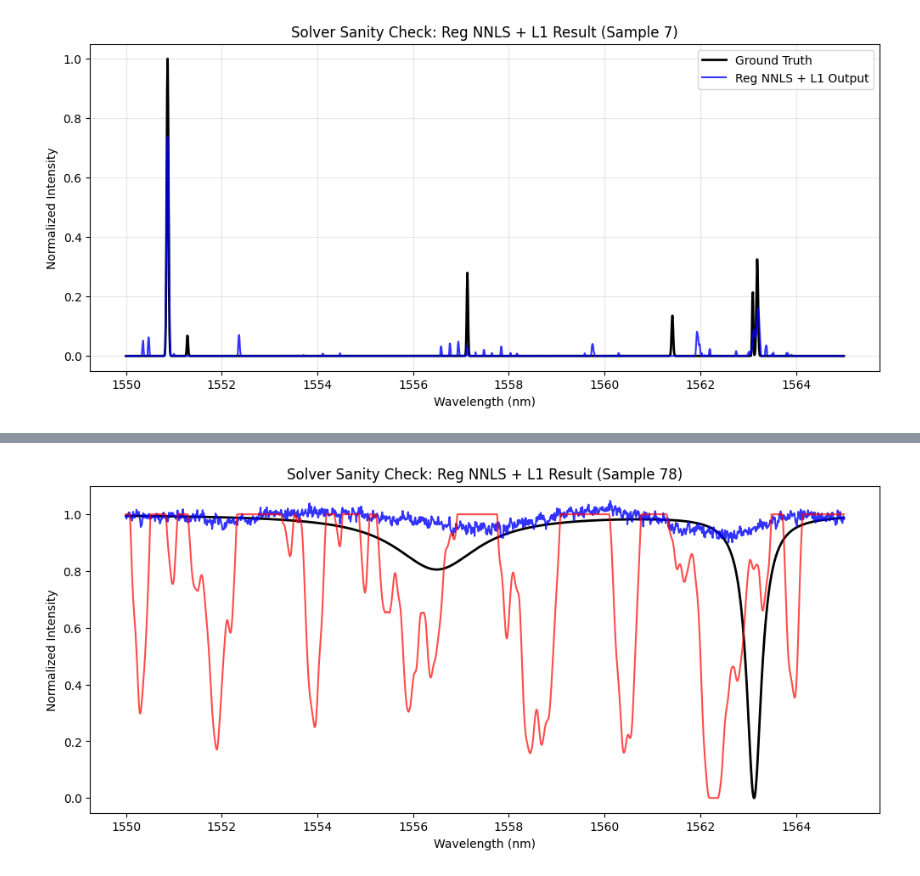
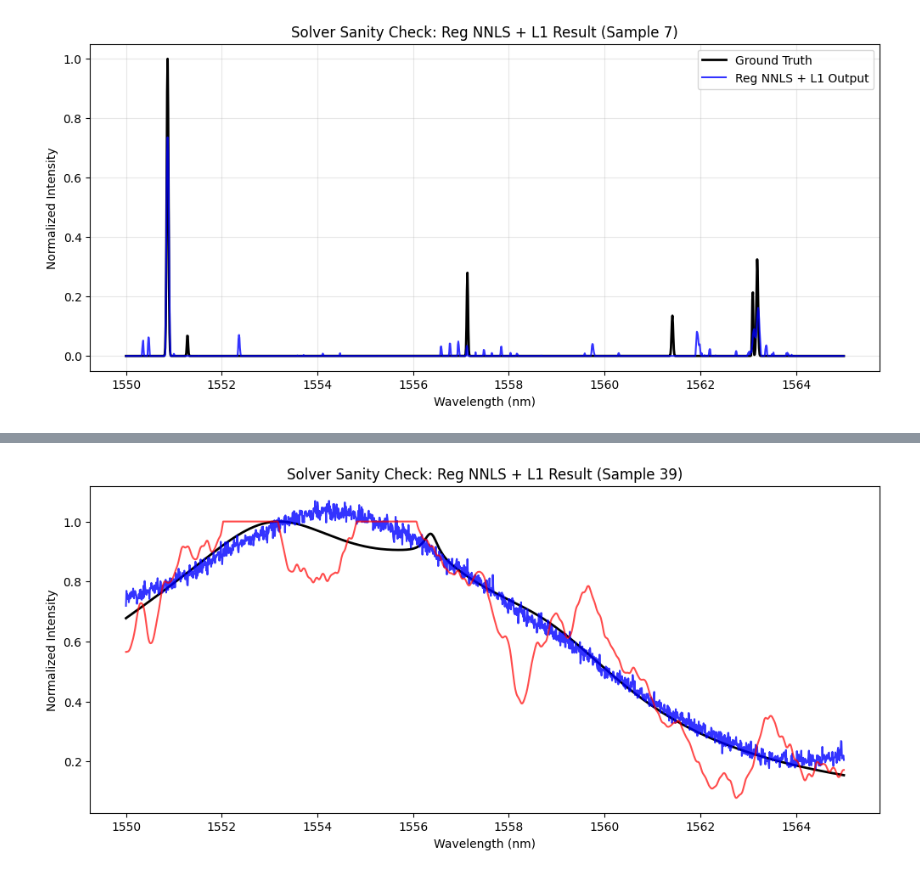
Before and after one commit to jatinvir/URA-Spectrometer, a Jupyter notebook: nt.ipynb, the cells around one changed output, grey strips where cells are left out. Drawn from its saved outputs; the diff is of its cells as text; code cells hidden in the pictures.

```diff
--- a/nt.ipynb
+++ b/nt.ipynb
@@ -91,0 +162,5 @@ generate_broad_emission
+# %%
+classificationModel = ClasificationNetwork()
+
+classification_loss_function = nn.CrossEntropyLoss()
+optimizer = torch.optim.Adam(classificationModel.parameters(), lr=0.001)
@@ -114,13 +263,13 @@ L = build_L(1500)
 T_aug = np.vstack([T, np.sqrt(alpha) * L])
 
 X_train_rough = []
-for i in range(3000):
-    if i % 1 == 0:
-        print(f"{i}/3000 done...")
-    y_aug = np.concatenate([X_train_np[i], np.zeros(1499)])
-    x, _ = nnls(T_aug, y_aug)
-    x = np.clip(x, 0, 1)
-    X_train_rough.append(x)
+# for i in range(3000):
+#     if i % 1 == 0:
+#         print(f"{i}/3000 done...")
+#     y_aug = np.concatenate([X_train_np[i], np.zeros(1499)])
+#     x, _ = nnls(T_aug, y_aug)
+#     x = np.clip(x, 0, 1)
+#     X_train_rough.append(x)
 
 # # X_train_rough will now hold the noisy spectrum after reg nnls
 X_train_rough = np.array(X_train_rough)
@@ -190,9 +321,9 @@ class SolverNetwork(nn.Module):
     super().__init__()
     # define layers
 
-    self.layer1 = nn.Linear(1500, 2000)
-    self.layer2 = nn.Linear(2000, 2000)
-    self.layer3 = nn.Linear(2000, 1500)
+    self.layer1 = nn.Linear(1500, 128)
+    self.layer2 = nn.Linear(128, 128)
+    self.layer3 = nn.Linear(128, 1500)
 
     # activation function
     self.SiLU = nn.SiLU()
@@ -247,12 +378,12 @@ loss_function = nn.MSELoss()
 optimizer = torch.optim.Adam(model.parameters(), lr=0.001)
 
 # higher = smoother
-smoothness_lambda = 0.5
+smoothness_lambda = 0
 
 def combined_loss(predictions, targets):
     mse = loss_function(predictions, targets)
     smoothness = torch.mean((predictions[:, 1:] - predictions[:, :-1]) ** 2)
-    return mse + smoothness_lambda + smoothness
+    return mse + smoothness_lambda * smoothness
 # %%
 epochs = 30
 label_names = ['generate_sparse_spectrum', 'generate_narrow_absorption', 'generate_broad_emission', 'generate_broad_absorption']
@@ -323,31 +454,31 @@ Epoch 3/30, Train Loss: 0.5173441221316656, Val Loss: 0.5179926504691442
 # %%
 # compare one
 
-sample_idx = 78
+sample_idx = 39
 val_x = X_val[sample_idx]
 val_t = y_val[sample_idx]
 
 val_x = torch.tensor(val_x, dtype=torch.float32)
 val_t = torch.tensor(val_t, dtype=torch.float32)
 
 val_x = val_x.unsqueeze(0)
 val_t = val_t.unsqueeze(0)
 
 model.eval()
 
 with torch.no_grad():
   val_pred = model(val_x)
   val_pred = val_pred.squeeze(0).numpy()
   val_t = val_t.squeeze(0).numpy()
 
   plt.figure(figsize=(12, 5))
 
   plt.plot(wavelengths, val_t, label="Ground Truth", color="black", linewidth=2)
   plt.plot(wavelengths, val_pred, label="Reg NNLS + L1 Output", color="blue", alpha=0.8)
   plt.plot(wavelengths, X_val[sample_idx], label="Solver output", color="red", alpha=0.7)
   plt.title(f"Solver Sanity Check: Reg NNLS + L1 Result (Sample {sample_idx})")
   plt.xlabel("Wavelength (nm)")
   plt.ylabel("Normalized Intensity")
   plt.show()
 # %% [output]
-[figure, old version]
+[figure, new version]
```
Also changed, not shown: parts of 10 cells of this notebook.
